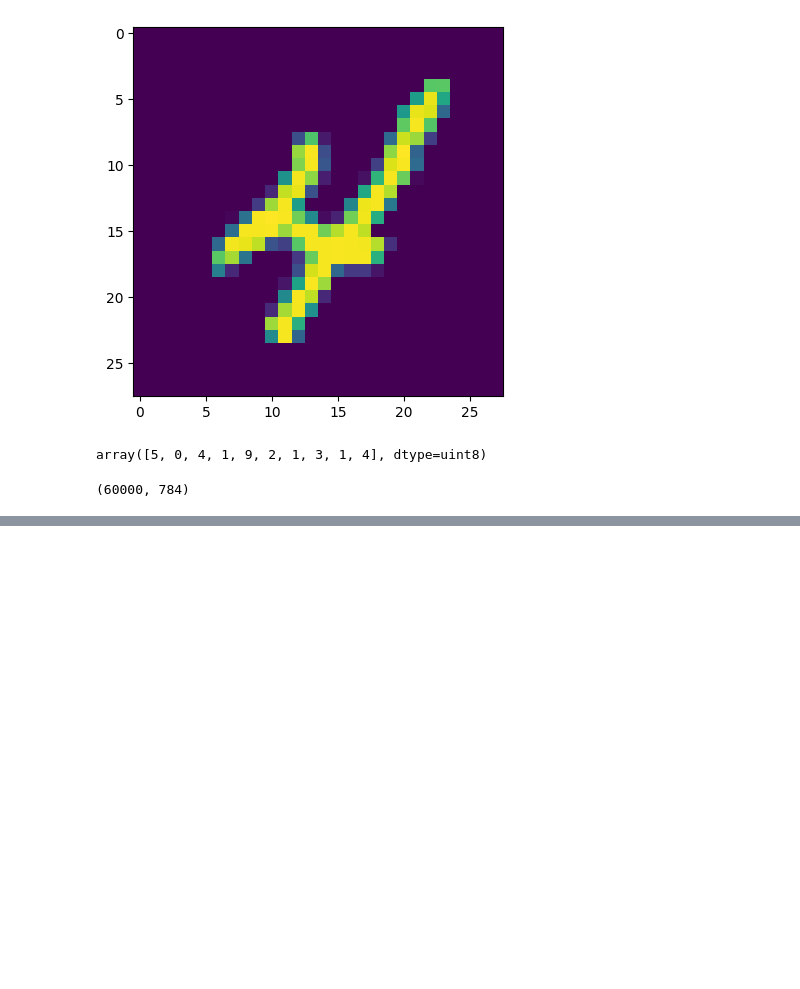
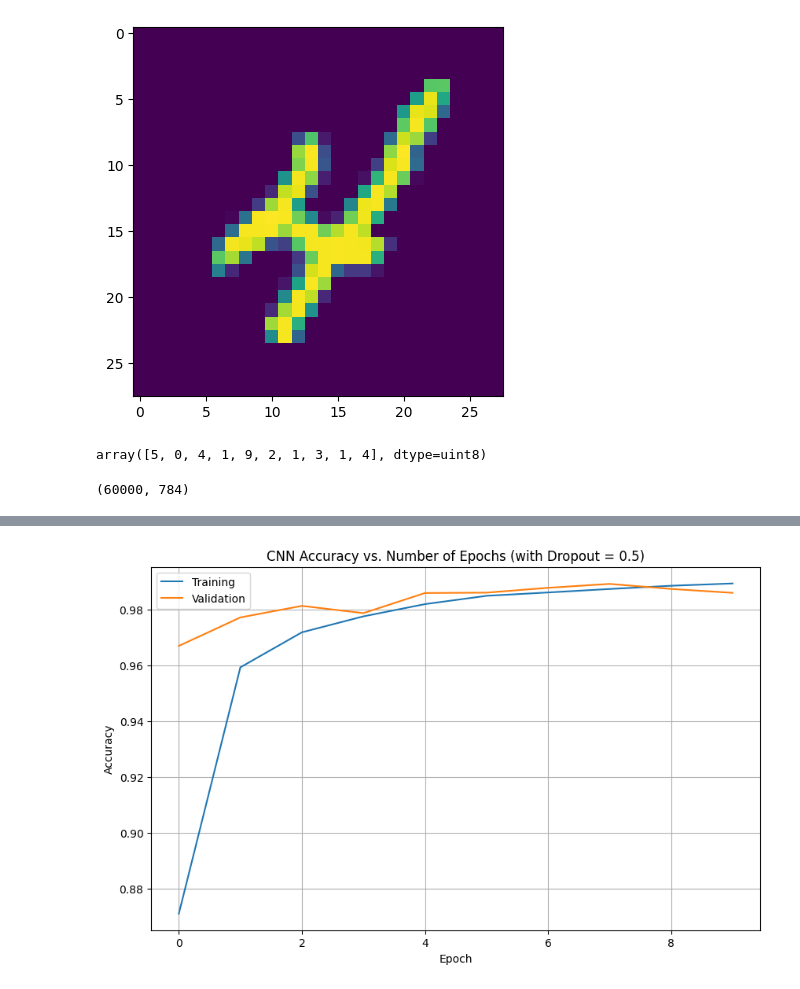
Before and after one commit to jarrodsb/DSPS_JBieber, a Jupyter notebook: HW10/kerasmnist_mlp_Bieber.ipynb, the cells around one changed output, grey strips where cells are left out. Drawn from its saved outputs; the diff is of its cells as text; code cells hidden in the pictures; blank space fills up the shorter version.

```diff
--- a/HW10/kerasmnist_mlp_Bieber.ipynb
+++ b/HW10/kerasmnist_mlp_Bieber.ipynb
@@ -121,0 +224,20 @@ ValueError: Data cardinality is ambiguous. Make sure all arrays contain the same
+# %%
+input_shape = (28, 28, 1) # Define input_shape
+
+
+model_2 = Sequential([
+    Input(shape=input_shape), # Use Input layer as the first layer
+    Conv2D(32, kernel_size=(10, 10), activation='relu'),
+    Conv2D(64, kernel_size=(3, 3), activation='relu'),
+    MaxPooling2D(pool_size=(2, 2)),
+    Conv2D(32, kernel_size=(3, 3), activation='relu'),
+    MaxPooling2D(pool_size=(2, 2)),
+    Flatten(),
+    Dense(128, activation='relu'),
+    Dropout(0.5),
+    Dense(10, activation='softmax')
+])
+
+model_2.compile(optimizer='adam', loss='categorical_crossentropy', metrics=['accuracy'])
+# %%
+cnn_history_2 = model_2.fit(x_train, y_train, batch_size=120, epochs=10, validation_split=0.25, verbose=1)
@@ -121,0 +265,12 @@ ValueError: Data cardinality is ambiguous. Make sure all arrays contain the same
+# %%
+plt.figure(figsize=(10, 6))
+plt.plot(cnn_history_2.history['accuracy'], label='Training')
+plt.plot(cnn_history_2.history['val_accuracy'], label='Validation')
+plt.xlabel('Epoch')
+plt.ylabel('Accuracy')
+plt.title('CNN Accuracy vs. Number of Epochs (with Dropout = 0.5)')
+plt.legend()
+plt.grid(True)
+plt.show()
+# %% [output]
+[figure, added]
```
Also changed, not shown: parts of 21 cells of this notebook.
